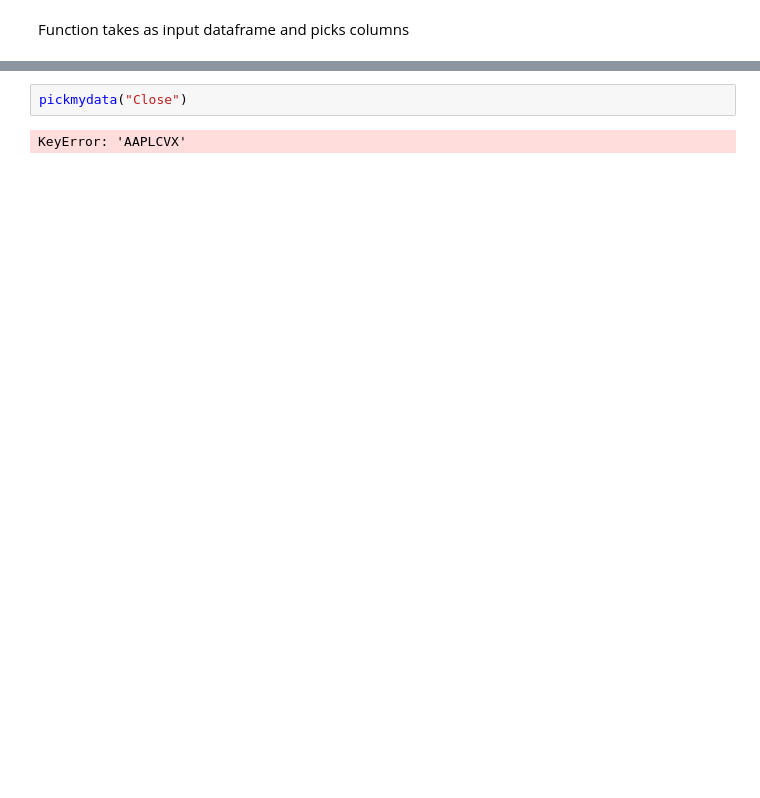
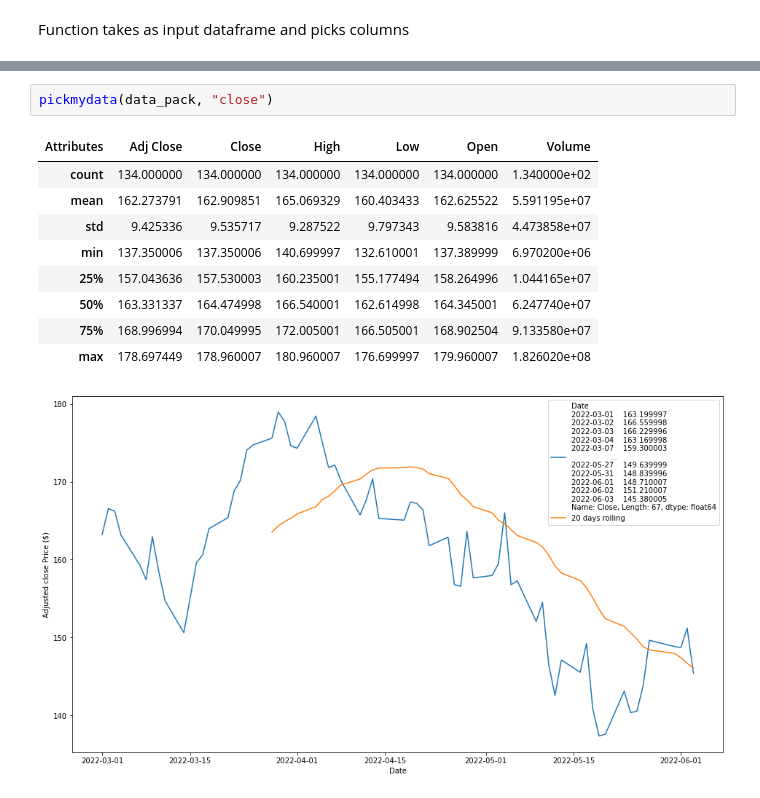
Before and after one commit to BeyeA/Stock-Market-Data-Science, a Jupyter notebook: Stock Analysis.ipynb, the cells around one changed output, grey strips where cells are left out. Saved outputs shown, nothing was run; the diff lists cells and outputs as text; blank space fills up the shorter version.

```diff
--- a/Stock Analysis.ipynb
+++ b/Stock Analysis.ipynb
@@ -66,4 +65,13 @@ def pickmydata(Attributes):
 # %%
-pickmydata("Close")
+pickmydata(data_pack, "close")
 # %% [output]
-KeyError: 'AAPLCVX'
+| Attributes | Adj Close | Close | High | Low | Open | Volume |
+| count | 134.000000 | 134.000000 | 134.000000 | 134.000000 | 134.000000 | 1.340000e+02 |
+| mean | 162.273791 | 162.909851 | 165.069329 | 160.403433 | 162.625522 | 5.591195e+07 |
+| std | 9.425336 | 9.535717 | 9.287522 | 9.797343 | 9.583816 | 4.473858e+07 |
+| min | 137.350006 | 137.350006 | 140.699997 | 132.610001 | 137.389999 | 6.970200e+06 |
+| 25% | 157.043636 | 157.530003 | 160.235001 | 155.177494 | 158.264996 | 1.044165e+07 |
+| 50% | 163.331337 | 164.474998 | 166.540001 | 162.614998 | 164.345001 | 6.247740e+07 |
+| 75% | 168.996994 | 170.049995 | 172.005001 | 166.505001 | 168.902504 | 9.133580e+07 |
+| max | 178.697449 | 178.960007 | 180.960007 | 176.699997 | 179.960007 | 1.826020e+08 |
+[figure, added]
```
Also changed, not shown: parts of 3 cells of this notebook.
